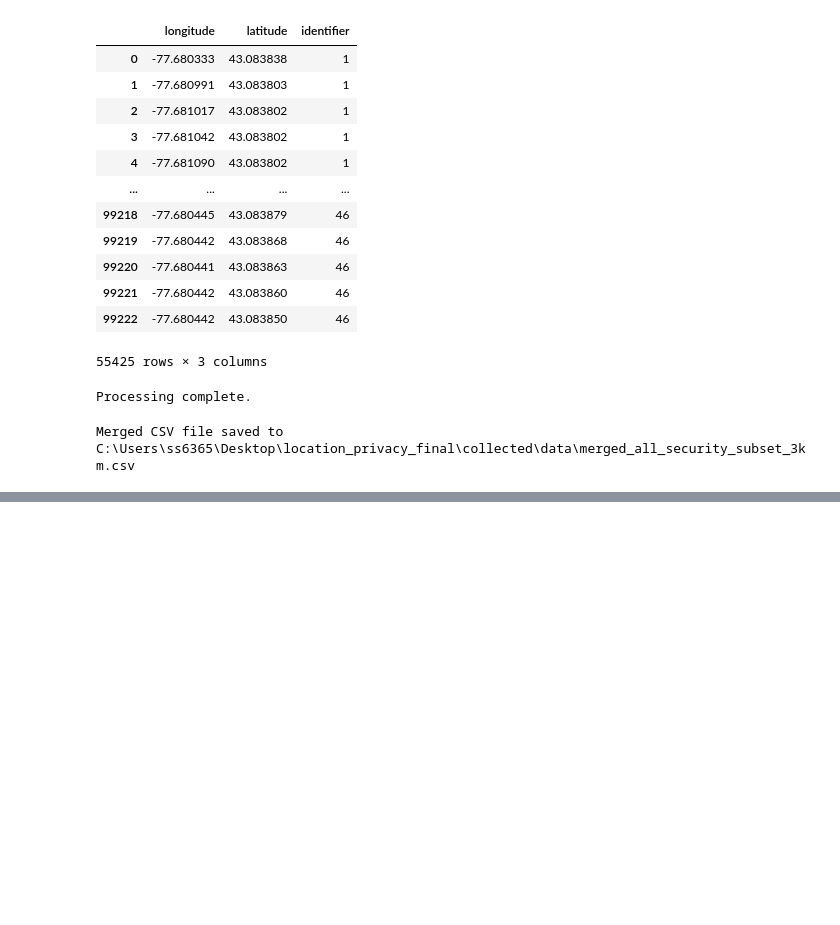
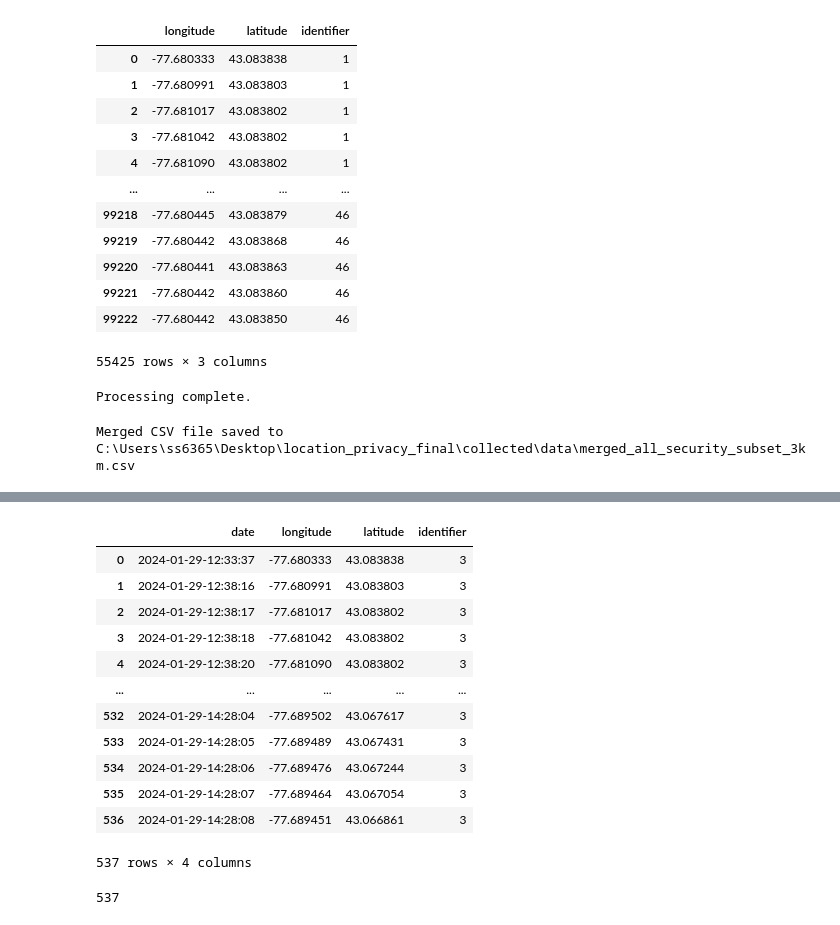
Before and after one commit to shafizurRseeam/location_privacy, a Jupyter notebook: data_preprocess/collected_preprocess.ipynb, the cells around one changed output, grey strips where cells are left out. Drawn from its saved outputs; the diff is of its cells as text; code cells hidden in the pictures; blank space fills up the shorter version.

```diff
--- a/data_preprocess/collected_preprocess.ipynb
+++ b/data_preprocess/collected_preprocess.ipynb
@@ -843,0 +1016,21 @@ Merged CSV file saved to C:\Users\ss6365\Desktop\location_privacy_final\collecte
+# %%
+df = pd.read_csv(r'C:\Users\ss6365\Desktop\location_privacy_final\collected_trace\data\security_Test\Hu_Samsung_S22_csv-1706556488903_3km.csv')
+df
+# %% [output]
+|  | date | longitude | latitude | identifier |
+| 0 | 2024-01-29-12:33:37 | -77.680333 | 43.083838 | 3 |
+| 1 | 2024-01-29-12:38:16 | -77.680991 | 43.083803 | 3 |
+| 2 | 2024-01-29-12:38:17 | -77.681017 | 43.083802 | 3 |
+| 3 | 2024-01-29-12:38:18 | -77.681042 | 43.083802 | 3 |
+| 4 | 2024-01-29-12:38:20 | -77.681090 | 43.083802 | 3 |
+| ... | ... | ... | ... | ... |
+| 532 | 2024-01-29-14:28:04 | -77.689502 | 43.067617 | 3 |
+| 533 | 2024-01-29-14:28:05 | -77.689489 | 43.067431 | 3 |
+| 534 | 2024-01-29-14:28:06 | -77.689476 | 43.067244 | 3 |
+| 535 | 2024-01-29-14:28:07 | -77.689464 | 43.067054 | 3 |
+| 536 | 2024-01-29-14:28:08 | -77.689451 | 43.066861 | 3 |
+537 rows × 4 columns
+# %%
+len(df)
+# %% [output]
+537
```
Also changed, not shown: parts of 8 cells of this notebook.
